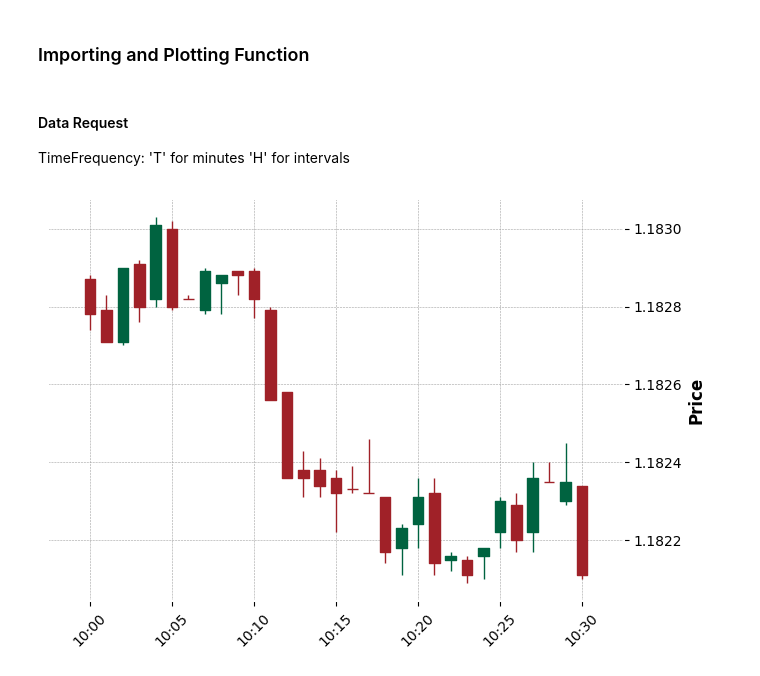
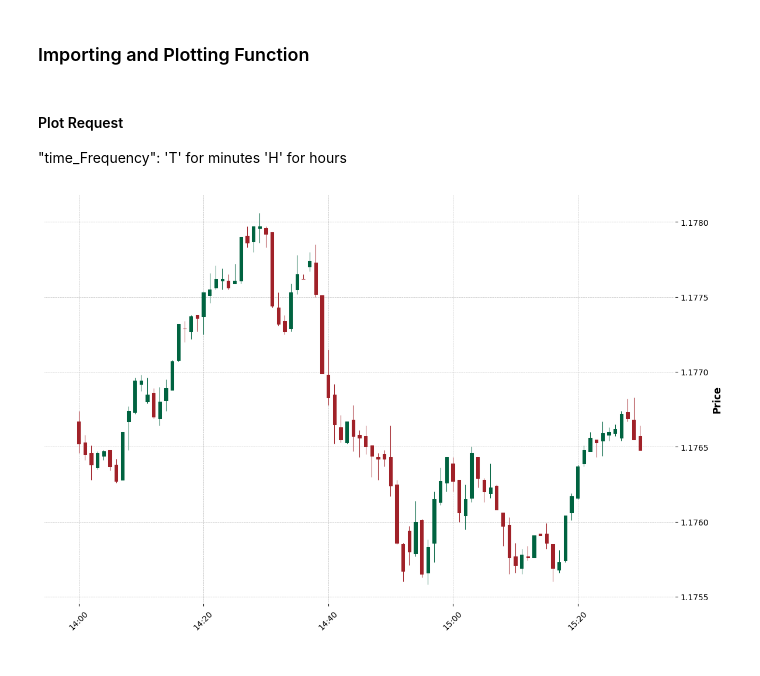
Before and after one commit to tradingeconomics/notebooks, a Jupyter notebook: Currencies/TE_currenciesIntraDayCandleStick.ipynb, the cells around one changed output. Saved outputs shown, nothing was run; the diff lists cells and outputs as text; code cells hidden in the pictures.

```diff
--- a/Currencies/TE_currenciesIntraDayCandleStick.ipynb
+++ b/Currencies/TE_currenciesIntraDayCandleStick.ipynb
@@ -19,21 +19,3 @@ te.login('jupyter:jupyter') # Signup for a free API key at https://developer.tra
 'You are logged in as a jupyter:jupyter'
 # %% [markdown]
 ### Importing and Plotting Function
-# %%
-def getIntradayCandleStickPlot(symbols, date, initTime, endTime, time_frequency):
-    initDateTime = f'{date} {initTime}'
-    endDateTime = f'{date} {endTime}'
-    endDate = pd.date_range(date, periods=2)
-    endDate = f'{endDate[1]}'
-    endDate = endDate[0:10]
-
-    raw_data5 = te.getMarketsIntraday(symbols = symbols, initDate = date, endDate = endDate,  output_type='df')
-
-    raw_data5 = raw_data5.sort_values('Date')
-    raw_data5['Date'] = pd.to_datetime(raw_data5['Date'])
-    raw_data5 = raw_data5.set_index('Date')
-    raw_data6 = raw_data5.resample(time_frequency).mean()
-    selected_index = (f'{initDateTime}:{endDateTime}')
-    data_to_plot = raw_data6.loc[initDateTime : endDateTime]
-
-    mpf.plot(data_to_plot, type='candle', style='charles')
@@ -40,10 +87,14 @@ def getIntradayCandleStickPlot(symbols, date, initTime, endTime, time_frequency)
 # %% [markdown]
-#### Data Request
-TimeFrequency:
+#### Plot Request
+"time_Frequency":
 'T' for minutes
-'H' for intervals
+'H' for hours
 # %%
+symbols = 'EURUSD:CUR'
+date = "2021-07-20" # if None, current date will be used.
+initTime = '14:00:00' # if None, two hour time interval will be used
+endTime = '15:30:00' # if None, current time will be used
 
-getIntradayCandleStickPlot(symbols = 'EURUSD:CUR', date = '2021-07-07', initTime ='10:00:00', endTime = '10:30:00', time_frequency='T')
+getIntradayCandleStickPlot(symbols=symbols, date=date, initTime=initTime, endTime=endTime, time_frequency='T')
 # %% [output]
-[figure, old version]
+[figure, new version]
```
Also changed, not shown: parts of 2 cells of this notebook, 3 other files.
